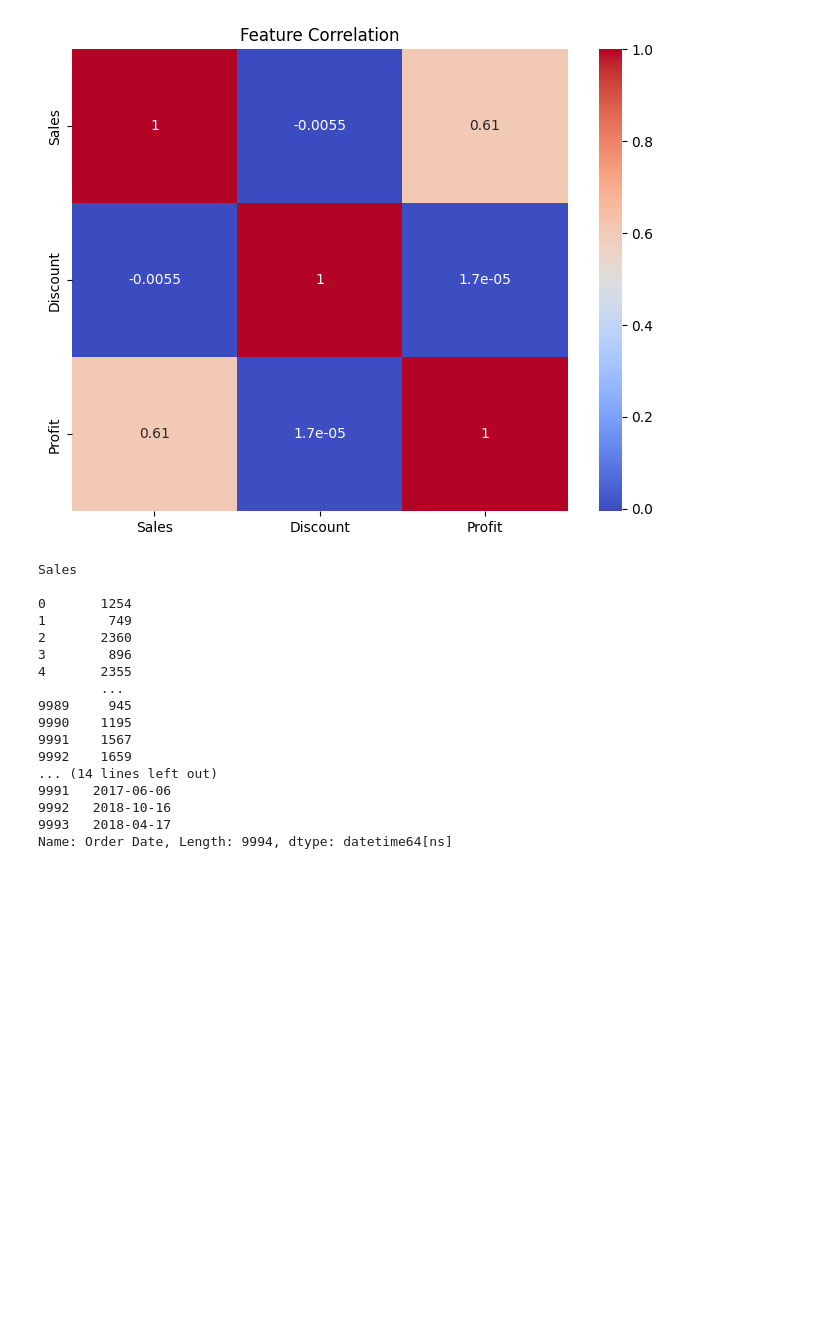
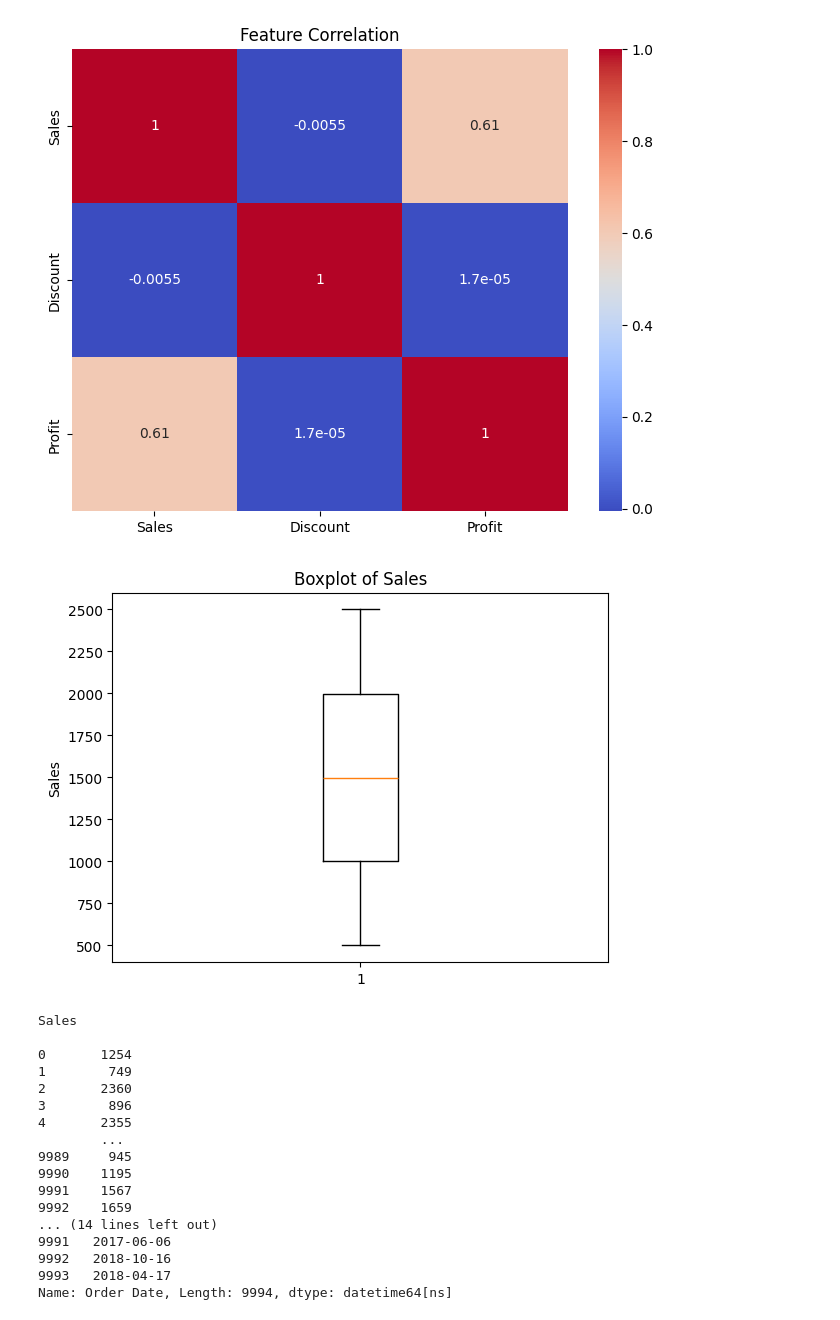
Before and after one commit to mr-prince-yadav/OJT-AI, a Jupyter notebook: PROJECTS/Task 1/Python_Data_Analysis.ipynb, the cells around one changed output. Saved outputs shown, nothing was run; the diff lists cells and outputs as text; code cells hidden in the pictures; blank space fills up the shorter version.

Commit message:
visuals

```diff
--- a/PROJECTS/Task 1/Python_Data_Analysis.ipynb
+++ b/PROJECTS/Task 1/Python_Data_Analysis.ipynb
@@ -191,6 +191,13 @@ plt.title("Feature Correlation")
 plt.show()
 # %% [output]
 [figure]
+# %%
+plt.boxplot(df['Sales'].dropna())
+plt.title('Boxplot of Sales')
+plt.ylabel('Sales')
+plt.show()
+# %% [output]
+[figure, added]
 # %%
 print(f"Sales \n\n{df["Sales"]}")
 print(f"\n\nOrder Date\n\n{df["Order Date"]}")
```
